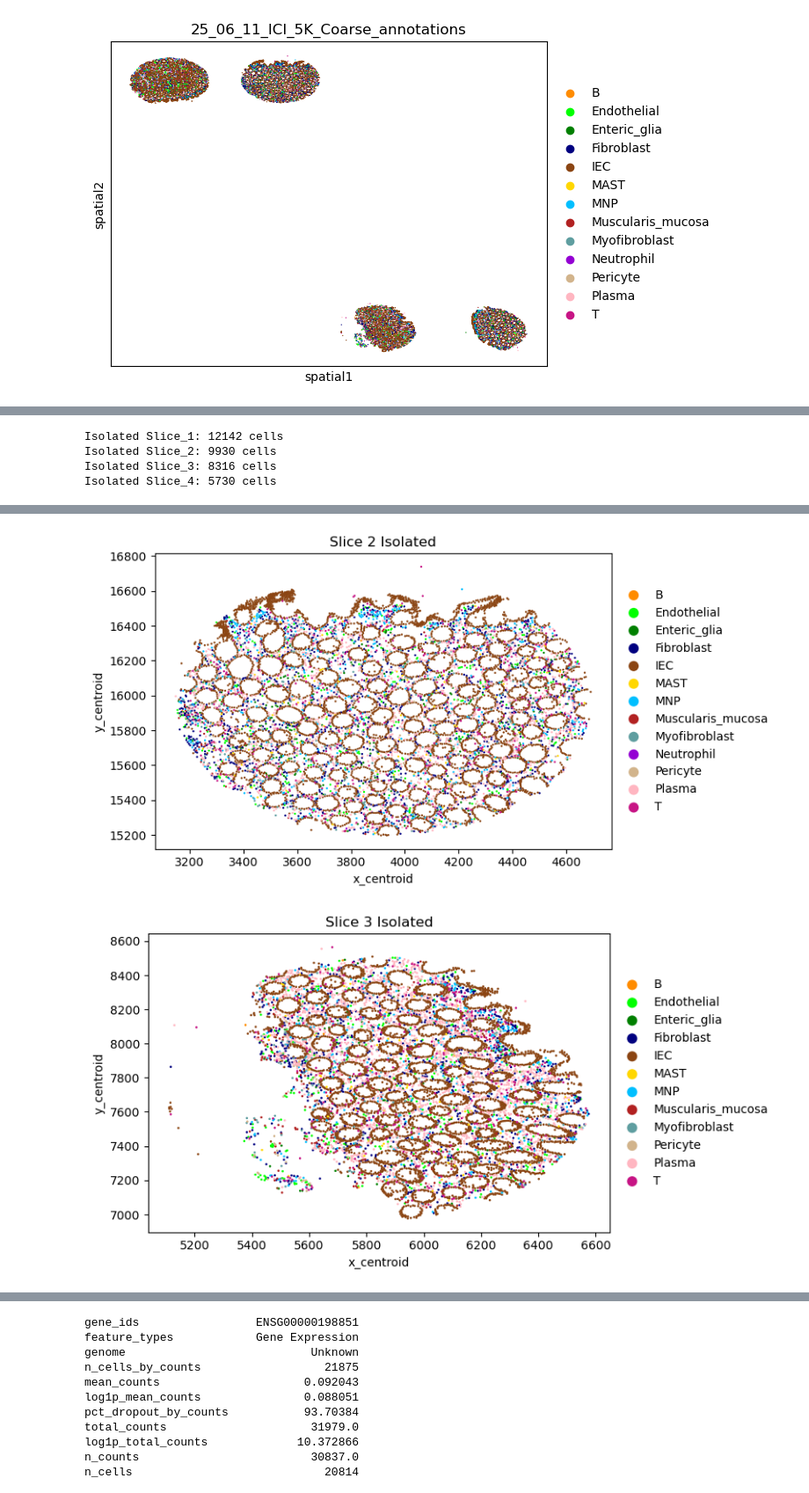
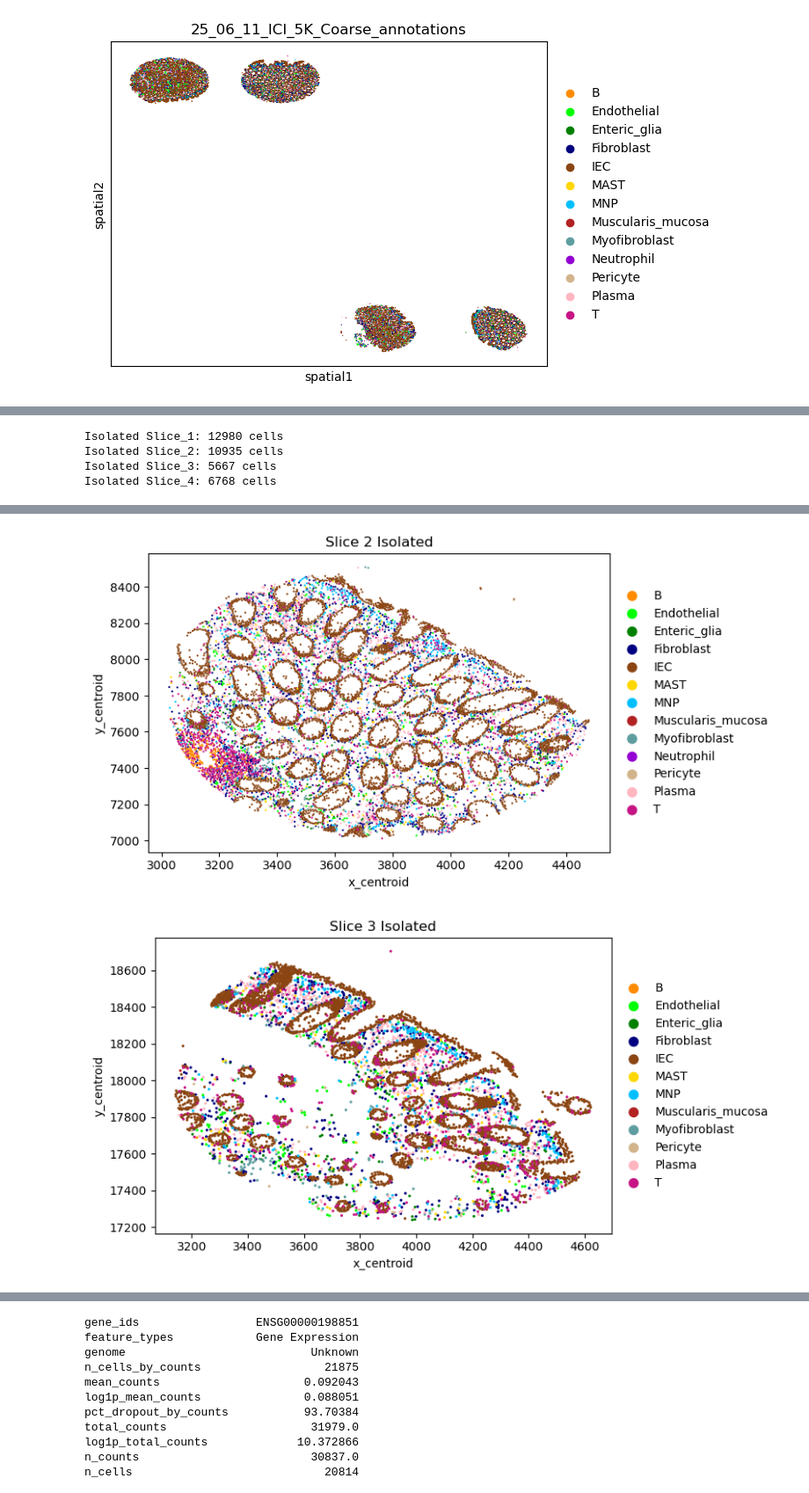
Before and after one commit to fosterea/MetabTravLR, a Jupyter notebook: metab_processing/Preprocess/alexi_data.ipynb, the cells around one changed output, grey strips where cells are left out. Shown at 88% size. Saved outputs shown, nothing was run; the diff lists cells and outputs as text; code cells hidden in the pictures.

```diff
--- a/metab_processing/Preprocess/alexi_data.ipynb
+++ b/metab_processing/Preprocess/alexi_data.ipynb
@@ -126,7 +127,7 @@ sc.pl.embedding(adata_by_patient['13473_HS4_UC'], basis='spatial', color='25_06_
 [figure]
 # %%
 # Define your patient subset
-adata_patient = adata_by_patient['13473_HS4_UC']
+adata_patient = adata_by_patient['13114_HS1_HC']
 
 # Plot using scatter to force X and Y coordinate axes to display
 sc.pl.scatter(
@@ -142,10 +143,10 @@ sc.pl.scatter(
 # 1. Define your bounding boxes based on what you saw in the scatter plot
 # Format: 'Slice_Name': (x_min, x_max, y_min, y_max)
 bounding_boxes = {
-    'Slice_1': (0, 3000, 12000, 20000),       # Replace these numbers with your visual estimates
-    'Slice_2': (3000, 6000, 12000, 20000),
-    'Slice_3': (4000, 7000, 0, 10000),
-    'Slice_4': (7000, 10000, 0, 10000)
+    'Slice_1': (0, 2500, 6000, 10000),       # Replace these numbers with your visual estimates
+    'Slice_2': (2500, 5000, 6000, 10000),
+    'Slice_3': (2500, 5000, 14000, 20000),
+    'Slice_4': (5000, 7000, 14000, 20000)
 }
 
 # 2. Create a dictionary to hold the isolated slices
@@ -200,7 +201,7 @@ sc.pl.scatter(
     title="Slice 4 Isolated"
 )
 # %% [output]
-Isolated Slice_1: 12142 cells
-Isolated Slice_2: 9930 cells
-Isolated Slice_3: 8316 cells
-Isolated Slice_4: 5730 cells
+Isolated Slice_1: 12980 cells
+Isolated Slice_2: 10935 cells
+Isolated Slice_3: 5667 cells
+Isolated Slice_4: 6768 cells
@@ -208,2 +209,2 @@ Isolated Slice_4: 5730 cells
-[figure, old version]
+[figure, new version]
-[figure, old version]
+[figure, new version]
```
Also changed, not shown: parts of 4 cells of this notebook, 4 other files.
